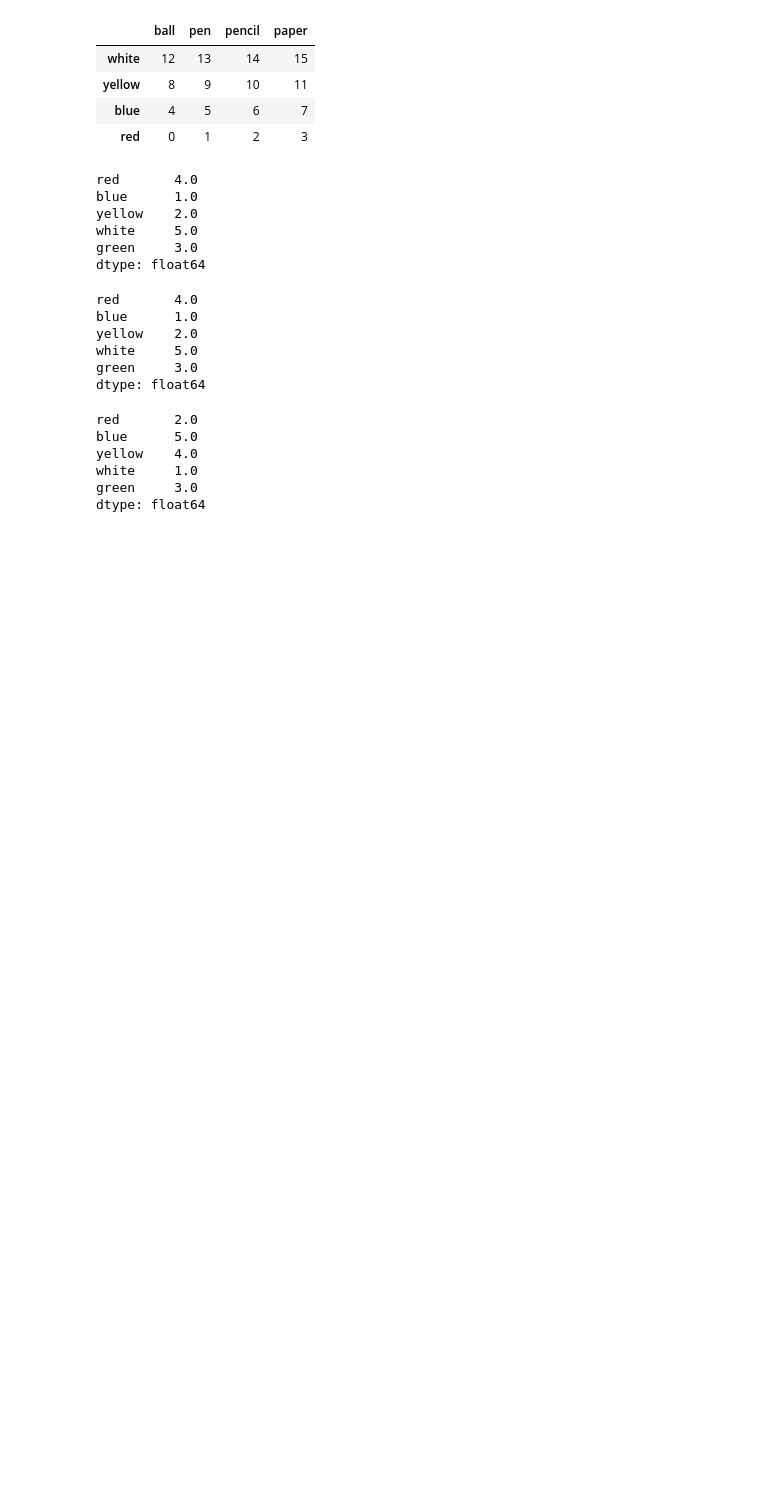
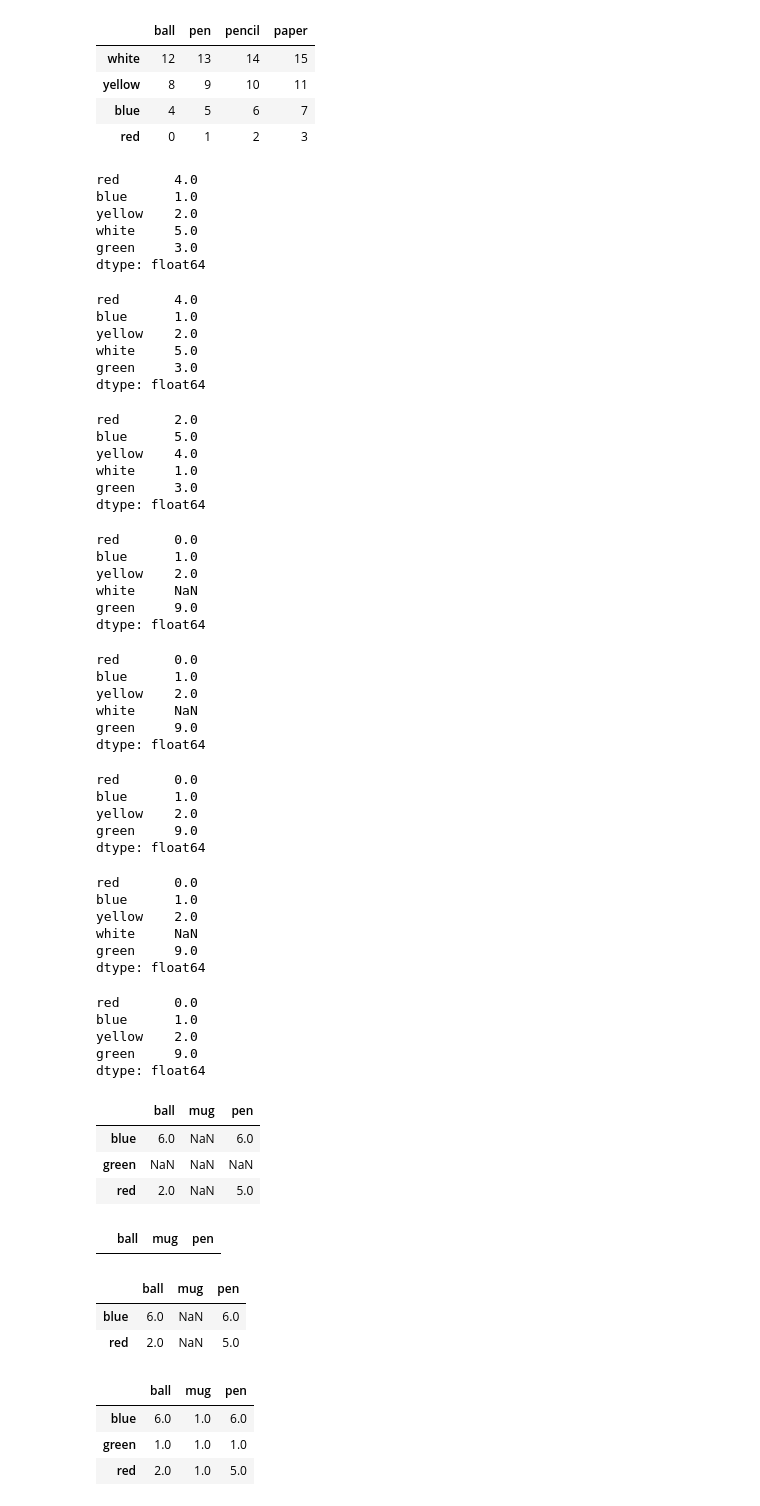
Before and after one commit to zhangminvip/python_data_analytics, a Jupyter notebook: dataframe_test.ipynb, the cells around one changed output. Saved outputs shown, nothing was run; the diff lists cells and outputs as text; code cells hidden in the pictures; blank space fills up the shorter version.

Commit message:
dropna fillna

```diff
--- a/dataframe_test.ipynb
+++ b/dataframe_test.ipynb
@@ -608,3 +608,74 @@ yellow    4.0
 white     1.0
 green     3.0
 dtype: float64
+# %%
+ser = pd.Series([0,1,2,np.NAN,9], index=['red','blue','yellow','white','green'])
+ser
+# %% [output]
+red       0.0
+blue      1.0
+yellow    2.0
+white     NaN
+green     9.0
+dtype: float64
+# %%
+ser['white'] = None
+ser
+# %% [output]
+red       0.0
+blue      1.0
+yellow    2.0
+white     NaN
+green     9.0
+dtype: float64
+# %%
+ser.dropna()
+# %% [output]
+red       0.0
+blue      1.0
+yellow    2.0
+green     9.0
+dtype: float64
+# %%
+ser
+# %% [output]
+red       0.0
+blue      1.0
+yellow    2.0
+white     NaN
+green     9.0
+dtype: float64
+# %%
+ser[ser.notnull()]
+# %% [output]
+red       0.0
+blue      1.0
+yellow    2.0
+green     9.0
+dtype: float64
+# %%
+frame3 = pd.DataFrame([[6,np.nan,6],[np.nan,np.nan,np.nan],[2,np.nan,5]], index=['blue','green','red'],
+                     columns=['ball','mug','pen'])
+frame3
+# %% [output]
+|  | ball | mug | pen |
+| blue | 6.0 | NaN | 6.0 |
+| green | NaN | NaN | NaN |
+| red | 2.0 | NaN | 5.0 |
+# %%
+frame3.dropna()
+# %% [output]
+|  | ball | mug | pen |
+# %%
+frame3.dropna(how='all')
+# %% [output]
+|  | ball | mug | pen |
+| blue | 6.0 | NaN | 6.0 |
+| red | 2.0 | NaN | 5.0 |
+# %%
+frame3.fillna(1)
+# %% [output]
+|  | ball | mug | pen |
+| blue | 6.0 | 1.0 | 6.0 |
+| green | 1.0 | 1.0 | 1.0 |
+| red | 2.0 | 1.0 | 5.0 |
```
Also changed, not shown: parts of 1 cell of this notebook.
